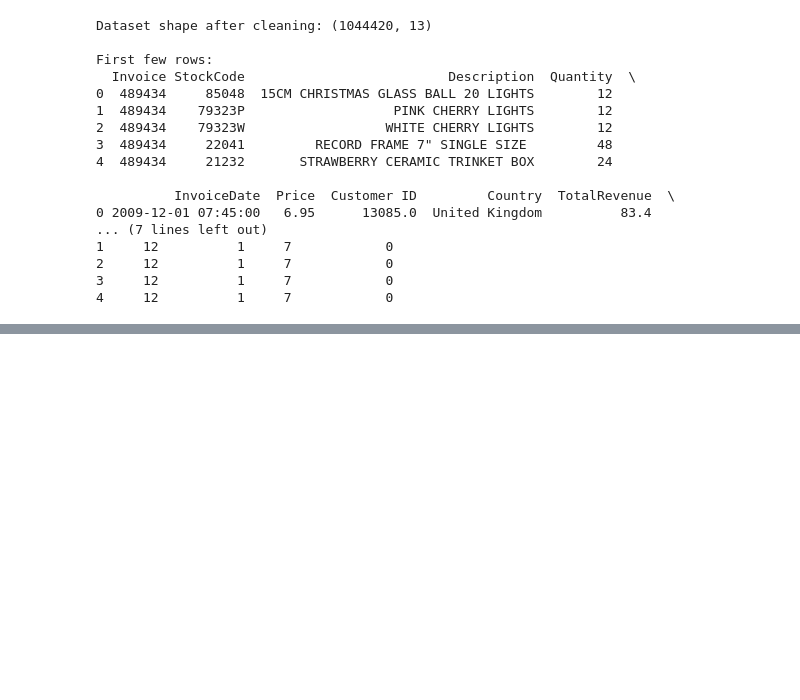
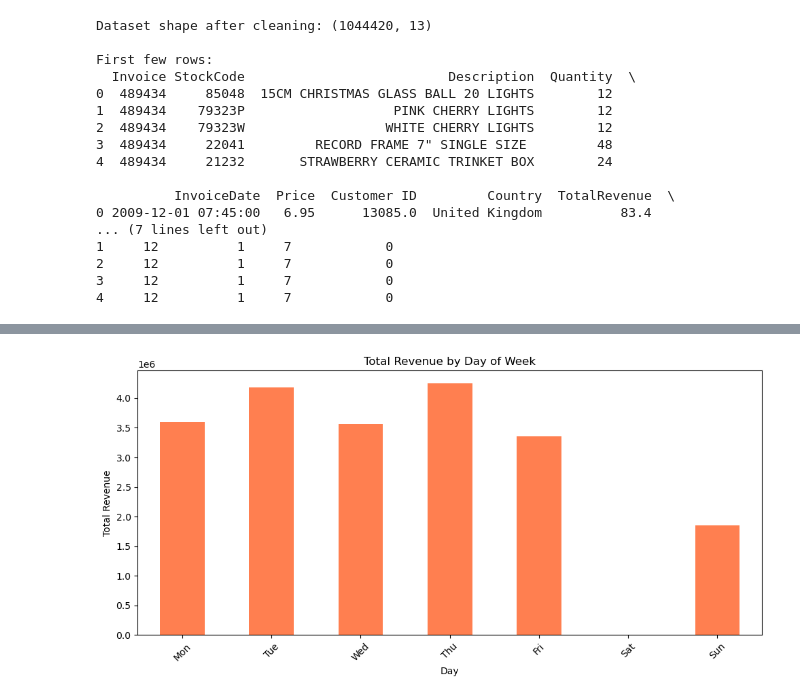
Before and after one commit to sarakreci/techlabs-ecommerce-group2, a Jupyter notebook: analysis-1.ipynb, the cells around one changed output, grey strips where cells are left out. Saved outputs shown, nothing was run; the diff lists cells and outputs as text; code cells hidden in the pictures; blank space fills up the shorter version.

```diff
--- a/analysis-1.ipynb
+++ b/analysis-1.ipynb
@@ -42,0 +79,14 @@ First few rows:
+# %%
+daily_revenue = df_clean.groupby('DayOfWeek')['TotalRevenue'].sum()
+
+plt.figure(figsize=(10, 5))
+daily_revenue.plot(kind='bar', color='coral')
+plt.title('Total Revenue by Day of Week')
+plt.xlabel('Day')
+plt.ylabel('Total Revenue')
+plt.xticks(range(7), ['Mon','Tue','Wed','Thu','Fri','Sat','Sun'], rotation=45)
+plt.tight_layout()
+plt.savefig('daily_revenue.png')
+plt.show()
+# %% [output]
+[figure, added]
```
Also changed, not shown: parts of 5 cells of this notebook.
